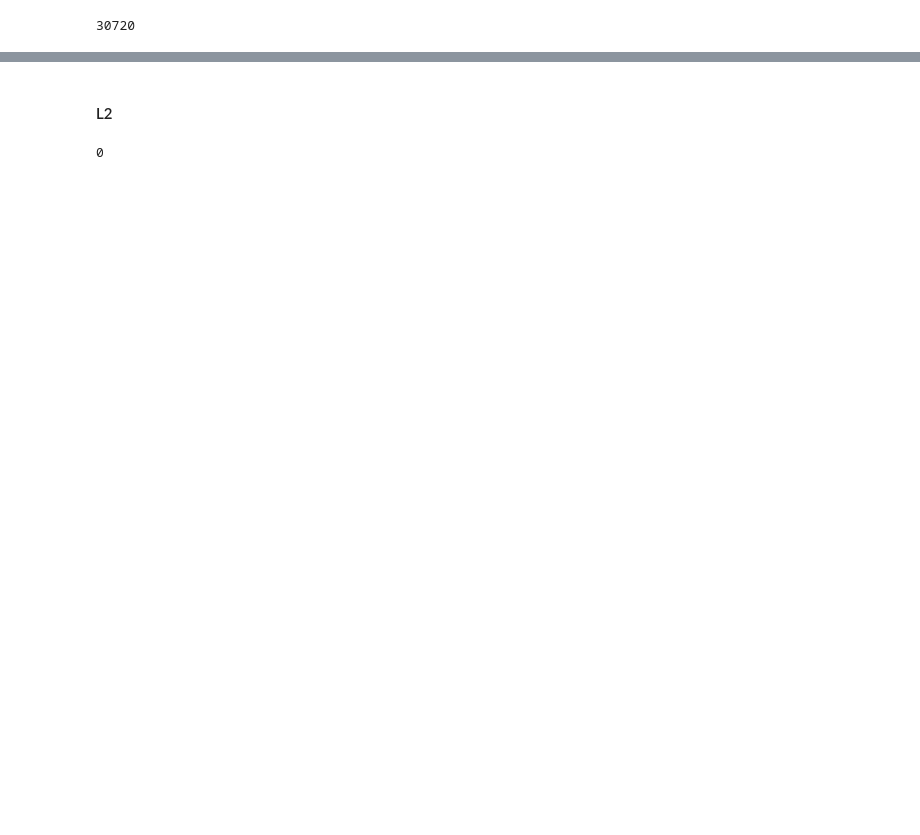
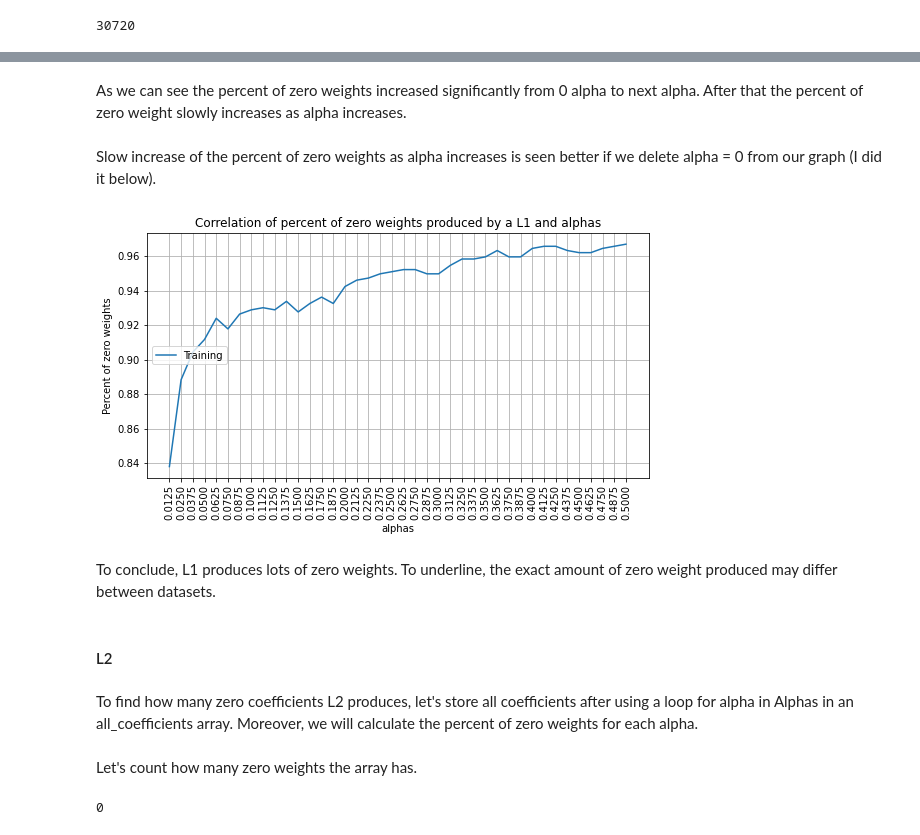
Before and after one commit to drnaida/rsschool-machine-learning-course, a Jupyter notebook: overfitting_regularization.ipynb, the cells around one changed output, grey strips where cells are left out. Saved outputs shown, nothing was run; the diff lists cells and outputs as text; code cells hidden in the pictures; blank space fills up the shorter version.

```diff
--- a/overfitting_regularization.ipynb
+++ b/overfitting_regularization.ipynb
@@ -738,4 +770,26 @@ zero_weights_amount
+# %% [markdown]
+As we can see the percent of zero weights increased significantly from 0 alpha to next alpha. After that the percent of zero weight slowly increases as alpha increases.
+# %% [markdown]
+Slow increase of the percent of zero weights as alpha increases is seen better if we delete alpha = 0 from our graph (I did it below).
+# %%
+ALPHAS_without_0 = np.delete(ALPHAS, 0)
+percent_of_coefficients_for_alpha_without_0 = np.delete(percent_of_coefficients_for_alpha, 0)
+plt.figure(figsize=(9, 4.5))
+plt.plot(ALPHAS_without_0, percent_of_coefficients_for_alpha_without_0, label='Training')
+plt.title('Correlation of percent of zero weights produced by a L1 and alphas')
+plt.xlabel('alphas')
+plt.ylabel('Percent of zero weights')
+plt.xticks(ALPHAS_without_0, rotation='vertical')
+plt.grid(True)
+plt.legend(loc='center left')
+plt.show()
+# %% [output]
+[figure, added]
+# %% [markdown]
+To conclude, L1 produces lots of zero weights. To underline, the exact amount of zero weight produced may differ between datasets.
 # %% [markdown]
 #### L2
+# %% [markdown]
+To find how many zero coefficients L2 produces, let's store all coefficients after using a loop for alpha in Alphas in an all_coefficients array. Moreover, we will calculate the percent of zero weights for each alpha.
 # %%
 all_coefficients = []
@@ -746,3 +806,5 @@ for the_alpha in tqdm.tqdm(ALPHAS):
+# %% [markdown]
+Let's count how many zero weights the array has.
 # %%
 zero_weights_amount = all_coefficients.count(0)
 zero_weights_amount
```
Also changed, not shown: parts of 13 cells of this notebook.
